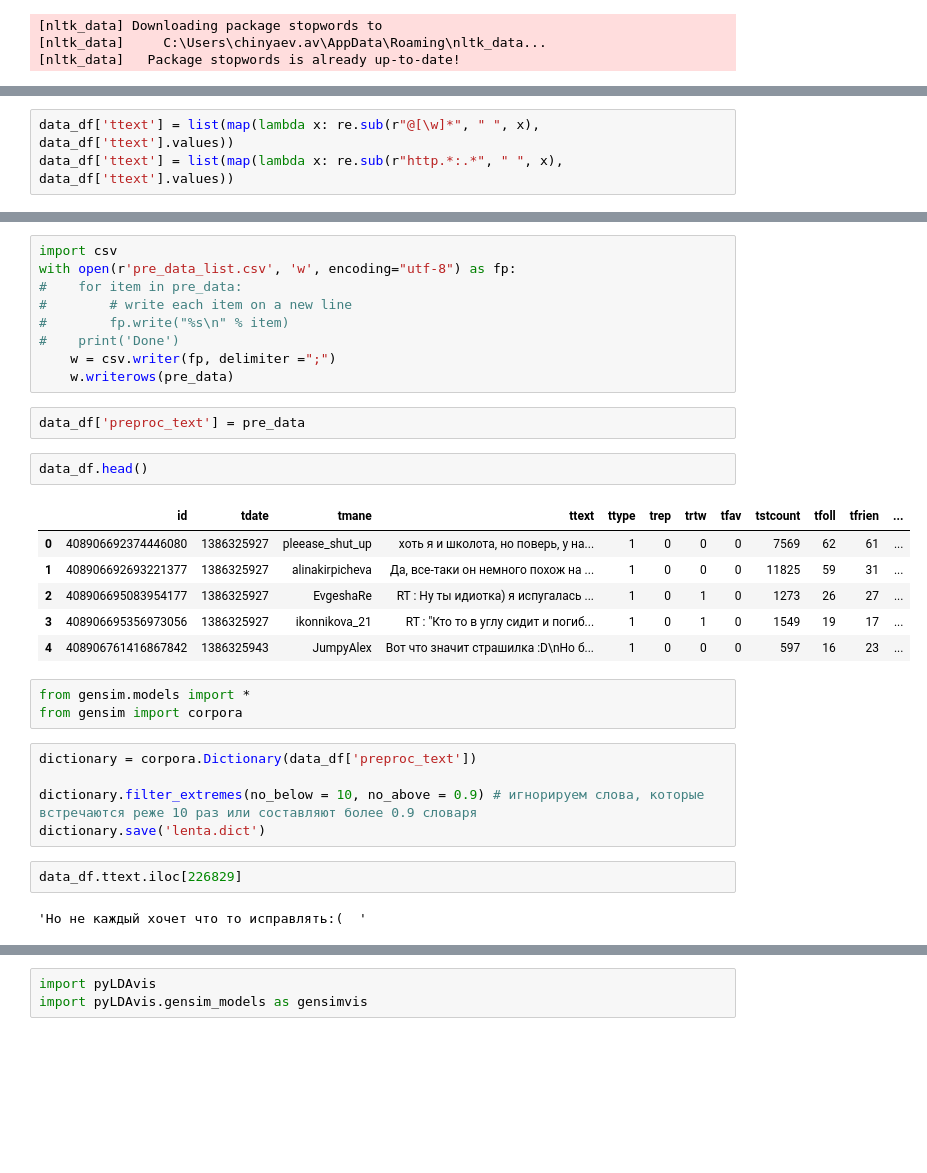
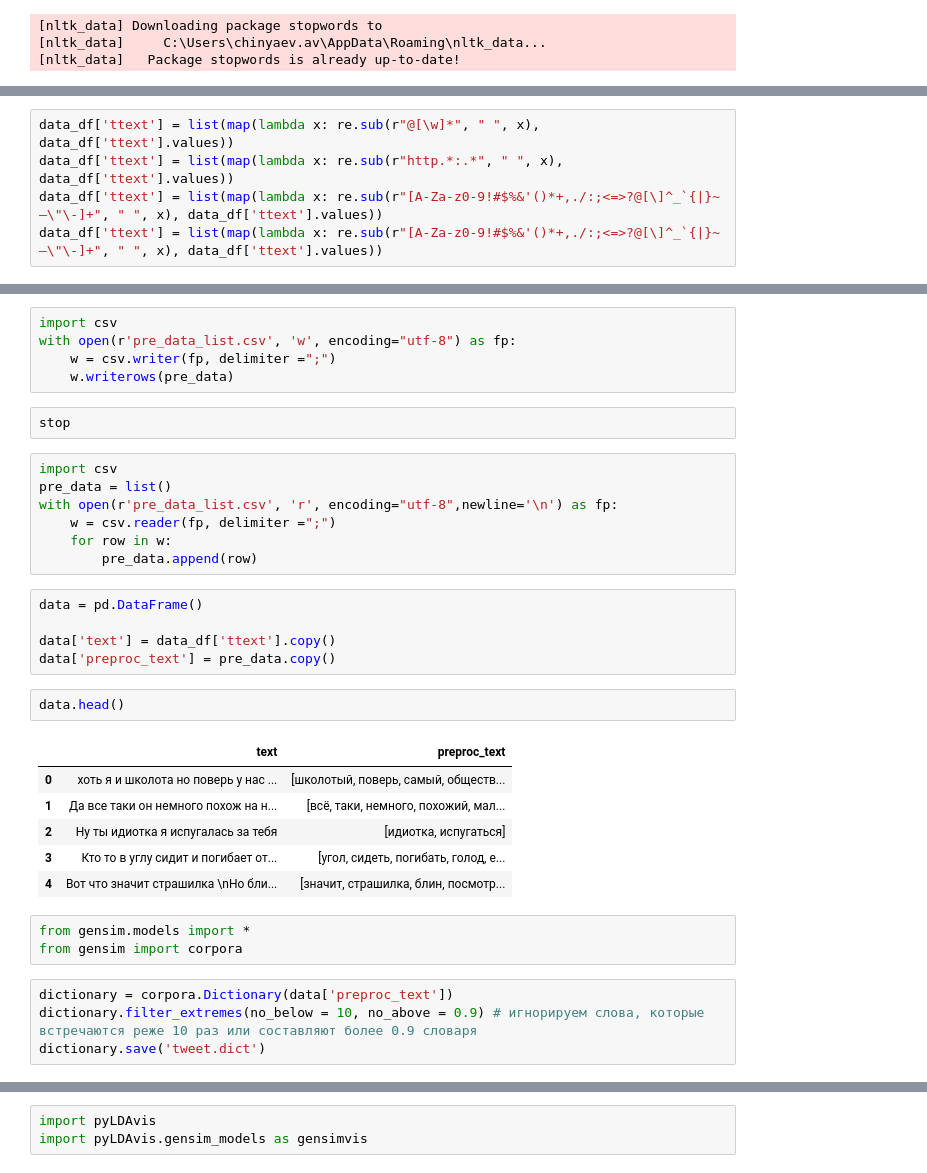
Before and after one commit to achinyaev/nlp, a Jupyter notebook: hw04.ipynb, the cells around one changed output, grey strips where cells are left out. Saved outputs shown, nothing was run; the diff lists cells and outputs as text; blank space fills up the shorter version.

```diff
--- a/hw04.ipynb
+++ b/hw04.ipynb
@@ -103,3 +100,5 @@ def preprocess(text):
 # %%
 data_df['ttext'] = list(map(lambda x: re.sub(r"@[\w]*", " ", x), data_df['ttext'].values))
 data_df['ttext'] = list(map(lambda x: re.sub(r"http.*:.*", " ", x), data_df['ttext'].values))
+data_df['ttext'] = list(map(lambda x: re.sub(r"[A-Za-z0-9!#$%&'()*+,./:;<=>?@[\]^_`{|}~—\"\-]+", " ", x), data_df['ttext'].values))
+data_df['ttext'] = list(map(lambda x: re.sub(r"[A-Za-z0-9!#$%&'()*+,./:;<=>?@[\]^_`{|}~—\"\-]+", " ", x), data_df['ttext'].values))
@@ -114,33 +114,36 @@ pre_data = list(tqdm(map(preprocess, data_df['ttext']), total=len(data_df)))
 # %%
 import csv
 with open(r'pre_data_list.csv', 'w', encoding="utf-8") as fp:
-#    for item in pre_data:
-#        # write each item on a new line
-#        fp.write("%s\n" % item)
-#    print('Done')
     w = csv.writer(fp, delimiter =";")
     w.writerows(pre_data)
-# %%
-data_df['preproc_text'] = pre_data
+# %%
+stop
+# %%
+import csv
+pre_data = list()
+with open(r'pre_data_list.csv', 'r', encoding="utf-8",newline='\n') as fp:
+    w = csv.reader(fp, delimiter =";")
+    for row in w:
+        pre_data.append(row)
+# %%
+data = pd.DataFrame()
+
+data['text'] = data_df['ttext'].copy()
+data['preproc_text'] = pre_data.copy()
 # %%
-data_df.head()
+data.head()
 # %% [output]
-|  | id | tdate | tmane | ttext | ttype | trep | trtw | tfav | tstcount | tfoll | tfrien | ... |
-| 0 | 408906692374446080 | 1386325927 | pleease_shut_up | хоть я и школота, но поверь, у на... | 1 | 0 | 0 | 0 | 7569 | 62 | 61 | ... |
-| 1 | 408906692693221377 | 1386325927 | alinakirpicheva | Да, все-таки он немного похож на ... | 1 | 0 | 0 | 0 | 11825 | 59 | 31 | ... |
-| 2 | 408906695083954177 | 1386325927 | EvgeshaRe | RT : Ну ты идиотка) я испугалась ... | 1 | 0 | 1 | 0 | 1273 | 26 | 27 | ... |
-| 3 | 408906695356973056 | 1386325927 | ikonnikova_21 | RT : "Кто то в углу сидит и погиб... | 1 | 0 | 1 | 0 | 1549 | 19 | 17 | ... |
-| 4 | 408906761416867842 | 1386325943 | JumpyAlex | Вот что значит страшилка :D\nНо б... | 1 | 0 | 0 | 0 | 597 | 16 | 23 | ... |
+|  | text | preproc_text |
+| 0 | хоть я и школота но поверь у нас ... | [школотый, поверь, самый, обществ... |
+| 1 | Да все таки он немного похож на н... | [всё, таки, немного, похожий, мал... |
+| 2 | Ну ты идиотка я испугалась за тебя | [идиотка, испугаться] |
+| 3 | Кто то в углу сидит и погибает от... | [угол, сидеть, погибать, голод, е... |
+| 4 | Вот что значит страшилка \nНо бли... | [значит, страшилка, блин, посмотр... |
 # %%
 from gensim.models import *
 from gensim import corpora
 # %%
-dictionary = corpora.Dictionary(data_df['preproc_text'])
-
+dictionary = corpora.Dictionary(data['preproc_text'])
 dictionary.filter_extremes(no_below = 10, no_above = 0.9) # игнорируем слова, которые встречаются реже 10 раз или составляют более 0.9 словаря
-dictionary.save('lenta.dict')
+dictionary.save('tweet.dict')
-# %%
-data_df.ttext.iloc[226829]
-# %% [output]
-'Но не каждый хочет что то исправлять:(  '
 # %%
```
Also changed, not shown: parts of 22 cells of this notebook, 8 other files.
